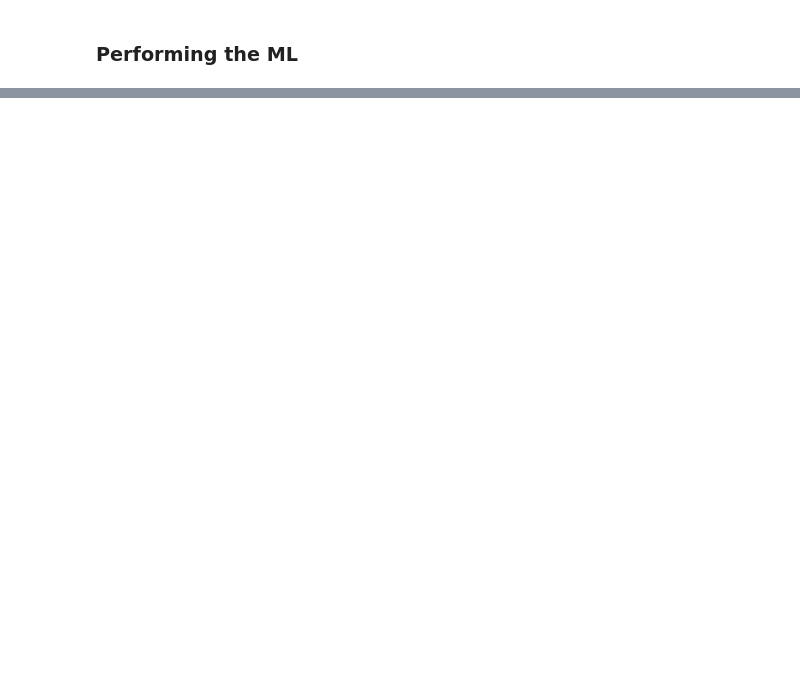
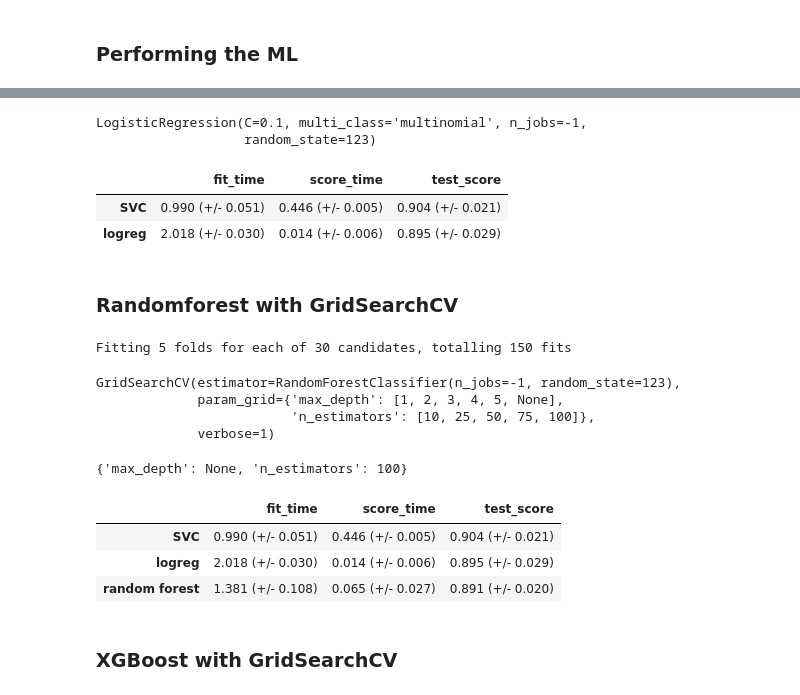
Before and after one commit to ranjitprakash1986/human_activity_recognition, a Jupyter notebook: src/code.ipynb, the cells around one changed output, grey strips where cells are left out. Drawn from its saved outputs; the diff is of its cells as text; code cells hidden in the pictures; blank space fills up the shorter version.

```diff
--- a/src/code.ipynb
+++ b/src/code.ipynb
@@ -375,0 +483,11 @@ plot_tsne(x,y, 30)
+# %%
+param_grid = {'C':[0.1, 1, 10, 100]}
+
+grid_logreg = GridSearchCV(
+    LogisticRegression(n_jobs = -1,
+                       multi_class = 'multinomial',
+                       random_state=123),
+    param_grid,
+    refit=True,
+    verbose=1)
+grid_logreg.fit(X_train,y_train)
@@ -375,0 +515,36 @@ plot_tsne(x,y, 30)
+# %%
+grid_logreg.best_estimator_
+# %% [output]
+LogisticRegression(C=0.1, multi_class='multinomial', n_jobs=-1,
+                   random_state=123)
+# %%
+results_dict['logreg'] = mean_std_cross_val_scores(grid_logreg.best_estimator_, X_train, y_train)
+# %%
+# Results with SVC and logistic regression
+
+pd.DataFrame(results_dict).T
+# %% [output]
+|  | fit_time | score_time | test_score |
+| SVC | 0.990 (+/- 0.051) | 0.446 (+/- 0.005) | 0.904 (+/- 0.021) |
+| logreg | 2.018 (+/- 0.030) | 0.014 (+/- 0.006) | 0.895 (+/- 0.029) |
+# %% [markdown]
+### Randomforest with GridSearchCV
+# %%
+param_grid = {'n_estimators':[10, 25, 50, 75, 100],
+             'max_depth': [1, 2, 3, 4, 5, None]}
+
+grid_rf = GridSearchCV(RandomForestClassifier(random_state = 123, n_jobs = -1),
+                    param_grid,
+                    refit=True,
+                    verbose=1)
+grid_rf.fit(X_train,y_train)
+# %% [output]
+Fitting 5 folds for each of 30 candidates, totalling 150 fits
+GridSearchCV(estimator=RandomForestClassifier(n_jobs=-1, random_state=123),
+             param_grid={'max_depth': [1, 2, 3, 4, 5, None],
+                         'n_estimators': [10, 25, 50, 75, 100]},
+             verbose=1)
+# %%
+grid_rf.best_params_
+# %% [output]
+{'max_depth': None, 'n_estimators': 100}
@@ -375,0 +553,11 @@ plot_tsne(x,y, 30)
+# %%
+# Results with SVC, logistic regression and random forest
+
+pd.DataFrame(results_dict).T
+# %% [output]
+|  | fit_time | score_time | test_score |
+| SVC | 0.990 (+/- 0.051) | 0.446 (+/- 0.005) | 0.904 (+/- 0.021) |
+| logreg | 2.018 (+/- 0.030) | 0.014 (+/- 0.006) | 0.895 (+/- 0.029) |
+| random forest | 1.381 (+/- 0.108) | 0.065 (+/- 0.027) | 0.891 (+/- 0.020) |
+# %% [markdown]
+### XGBoost with GridSearchCV
```
Also changed, not shown: parts of 29 cells of this notebook.
